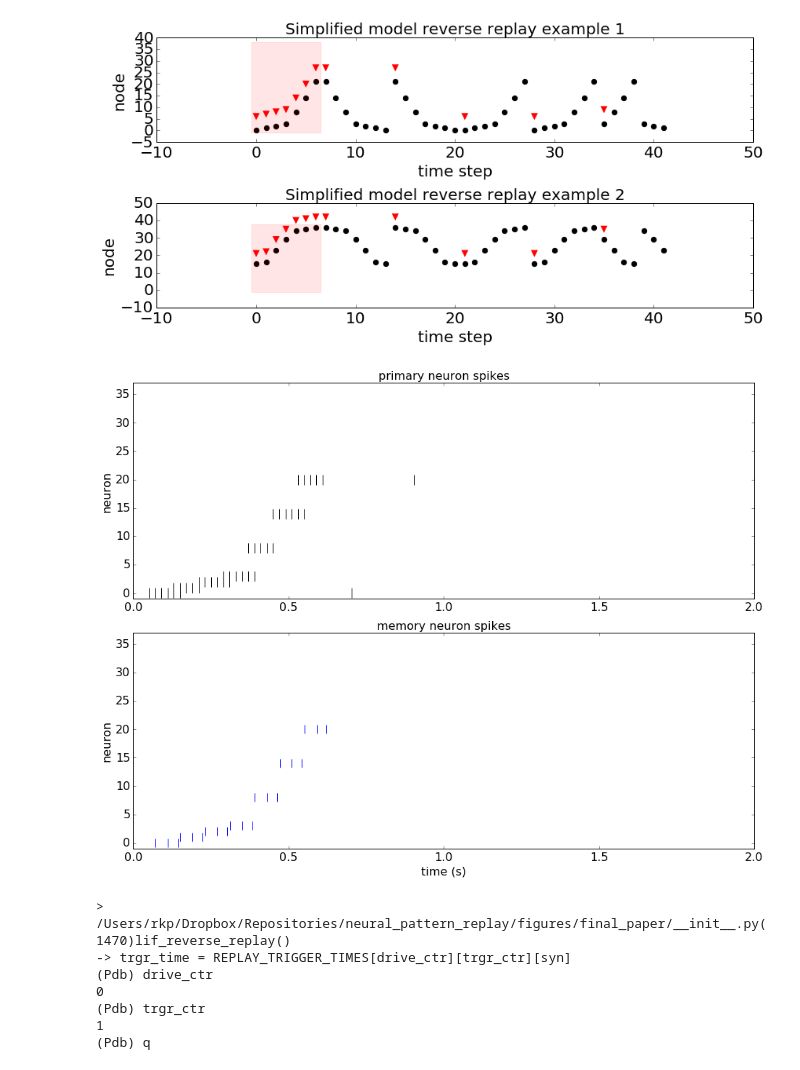
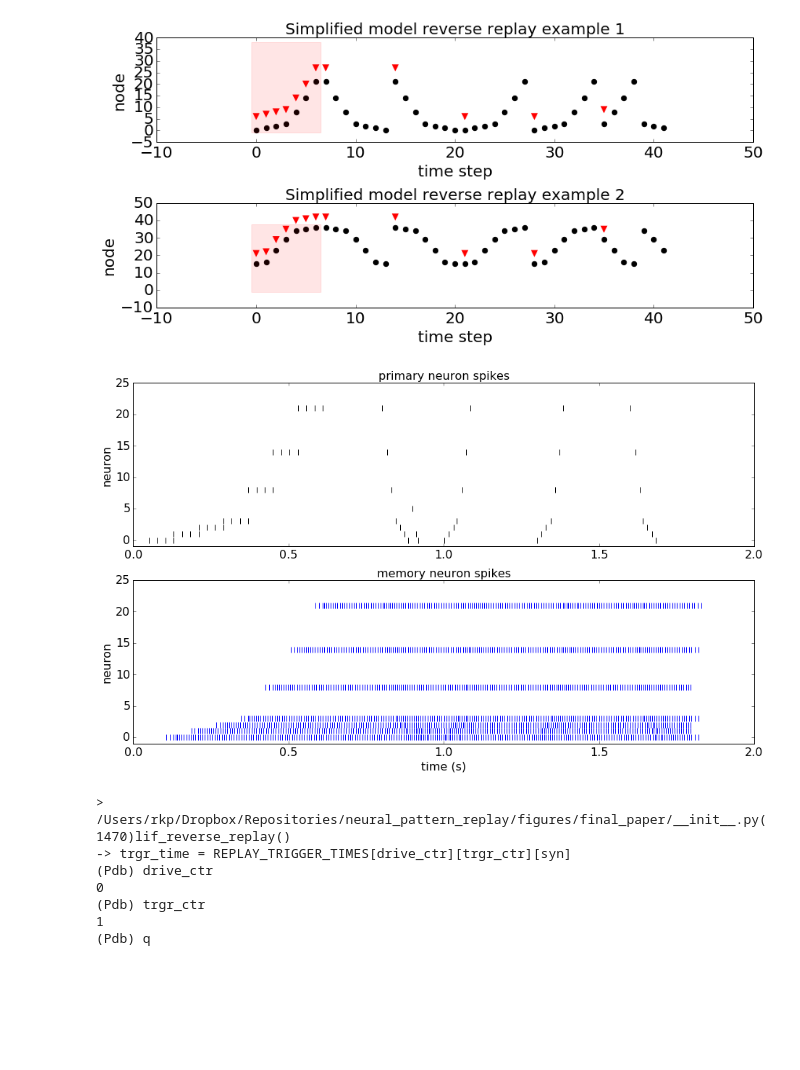
Before and after one commit to rkp8000/nothing_but_reruns, a Jupyter notebook: _paper_draft.ipynb, the cells around one changed output. Saved outputs shown, nothing was run; the diff lists cells and outputs as text; code cells hidden in the pictures; blank space fills up the shorter version.

```diff
--- a/_paper_draft.ipynb
+++ b/_paper_draft.ipynb
@@ -450,82 +451,82 @@ import pdb
 from figures.final_paper import lif_reverse_replay
 
 fig_1 = lif_reverse_replay(
-    SEED=0,
+    SEED=2,
 
-    V_REST=-0.07, TAU_M=0.055, V_TH=-0.02, V_RESET=-0.08, REFRAC_PER=0.02,
+    V_REST=-0.07, TAU_M=0.055, V_TH=-0.02, V_RESET=-0.08,
+
+    REFRAC_PER={'primary': 0.025, 'memory': .002, 'inhibitory': 0.002},
 
     TAUS_SYN={'nmda': 0.01, 'ampa': 0.001, 'gaba': 0.001},
     V_REVS_SYN={'nmda': 0.0, 'ampa': 0.0, 'gaba': -0.08},
 
     LATTICE_SIZE=4,
 
-    W_PP={'nmda': 9, 'ampa': 0, 'gaba': 0},  #{'nmda': 10, 'ampa': 0, 'gaba': 0},
-    W_PI={'nmda': 0, 'ampa': 0, 'gaba': 200},
+    W_PP={'nmda': 15, 'ampa': 0, 'gaba': 0},  #{'nmda': 10, 'ampa': 0, 'gaba': 0},
+    W_PI={'nmda': 0, 'ampa': 0, 'gaba': 600},
     W_PM={'nmda': 0, 'ampa': 20, 'gaba': 0},
-    W_IP={'nmda': 0, 'ampa': 100, 'gaba': 0},
-    W_II={'nmda': 0, 'ampa': 0, 'gaba': 10},
-    W_MP={'nmda': 10, 'ampa': 0, 'gaba': 0},  #{'nmda': 2, 'ampa': 0, 'gaba': 0},
+    W_IP={'nmda': 0, 'ampa': 500, 'gaba': 0},
+    W_II={'nmda': 0, 'ampa': 0, 'gaba': 0},
+    W_MP={'nmda': 7, 'ampa': 0, 'gaba': 0},  #{'nmda': 2, 'ampa': 0, 'gaba': 0},
     W_MM={'nmda': 12, 'ampa': 0, 'gaba': 0},
 
     BKGD_STARTS=[
-        {'nmda': 0, 'ampa': 0, 'gaba': 0}, {'nmda': 0, 'ampa': 0.6, 'gaba': 0.6},
-        {'nmda': 1, 'ampa': 1, 'gaba': 1}, {'nmda': 1, 'ampa': 1.6, 'gaba': 1.6},
+        {'nmda': 0, 'ampa': 0, 'gaba': 0}, {'nmda': 0, 'ampa': 0.75, 'gaba': 0.75},
     ],
     BKGD_ENDS=[
-        {'nmda': 0, 'ampa': 0, 'gaba': 0.6}, {'nmda': 0, 'ampa': 0.9, 'gaba': 0.9},
-        {'nmda': 1, 'ampa': 1, 'gaba': 1.6}, {'nmda': 1, 'ampa': 1.9, 'gaba': 1.9},
+        {'nmda': 0, 'ampa': 0, 'gaba': 0.75}, {'nmda': 0, 'ampa': 2, 'gaba': 2},
     ],
     BKGD_FRQS=[
-        {'nmda': 0, 'ampa': 0, 'gaba': 2000}, {'nmda': 0, 'ampa': 2000, 'gaba': 2000},
-        {'nmda': 0, 'ampa': 0, 'gaba': 2000}, {'nmda': 0, 'ampa': 2000, 'gaba': 2000},
+        {'nmda': 0, 'ampa': 0, 'gaba': 2000}, {'nmda': 0, 'ampa': 1000, 'gaba': 2000},
     ],
     BKGD_STRENS=[
-        {'nmda': 0, 'ampa': 0, 'gaba': 5}, {'nmda': 0, 'ampa': .5, 'gaba': .5},
-        {'nmda': 0, 'ampa': 0, 'gaba': 5}, {'nmda': 0, 'ampa': .5, 'gaba': .5},
+        {'nmda': 0, 'ampa': 0, 'gaba': 10}, {'nmda': 0, 'ampa': 0.5, 'gaba': .5},
     ],
 
     DRIVE_SEQS=[
-        [(0, 3), (0, 5), (0, 7), (0, 9), (1, 10), (2, 11), (3, 10)],
+        [(0, 3), (0, 5), (0, 7), (0, 9), (1, 10), (2, 11), (3, 12)],
     ],
     DRIVE_STARTS=[
         {'nmda': 0, 'ampa': 0.05, 'gaba': 0.01},
     ],
     DRIVE_STRENS=[
         {'nmda': 0, 'ampa': 500, 'gaba': 0},
     ],
     DRIVE_DURS=[
         {'nmda': 0, 'ampa': 0.1, 'gaba': 0},
     ],
     DRIVE_FRQS=[
         {'nmda': 0, 'ampa': 150, 'gaba': 0},
     ],
     DRIVE_ITVS=[
         {'nmda': 0, 'ampa': 0.08, 'gaba': 0},
     ],
 
     REPLAY_TRIGGER_CELLS=[
-        [(0, 3), (3, 10)],
+        [(3, 12), (0, 3), (0, 3), (3, 12)],
     ],
 
     REPLAY_TRIGGER_TIMES=[
-        [{'nmda': .7, 'ampa': 0, 'gaba': 0}, {'nmda': .9, 'ampa': 0, 'gaba': 0}],
+        [{'nmda': .8, 'ampa': 0, 'gaba': 0}, {'nmda': 1.0, 'ampa': 0, 'gaba': 0},
+         {'nmda': 1.3, 'ampa': 0, 'gaba': 0}, {'nmda': 1.6, 'ampa': 0, 'gaba': 0},],
     ],
 
     REPLAY_TRIGGER_STRENS=[
-        [{'nmda': 20, 'ampa': 0, 'gaba': 0}, {'nmda': 20, 'ampa': 0, 'gaba': 0}],
+        [{'nmda': 20, 'ampa': 0, 'gaba': 0}, {'nmda': 20, 'ampa': 0, 'gaba': 0},
+         {'nmda': 20, 'ampa': 0, 'gaba': 0}, {'nmda': 20, 'ampa': 0, 'gaba': 0},],
     ],
 
-    MEMORY_RESET_STARTS=[{'nmda': 0, 'ampa': 0, 'gaba': 1}],
-    MEMORY_RESET_ENDS=[{'nmda': 0, 'ampa': 0, 'gaba': 1.1}],
+    MEMORY_RESET_STARTS=[{'nmda': 0, 'ampa': 0, 'gaba': 1.8}],
+    MEMORY_RESET_ENDS=[{'nmda': 0, 'ampa': 0, 'gaba': 1.9}],
     MEMORY_RESET_STRENS=[{'nmda': 0, 'ampa': 0, 'gaba': 60}],
     MEMORY_RESET_FRQS=[{'nmda': 0, 'ampa': 0, 'gaba': 100}],
 
     SIM_DURATION=2., DT=0.0001,
 
-    FIG_SIZE=(13, 10), FONT_SIZE=16,
+    FIG_SIZE=(13, 8), SPIKE_HEIGHT=80, Y_LIM=(-1, 25), FONT_SIZE=16,
 )
 # %% [output]
-[figure, old version]
+[figure, new version]
 # %%
 pdb.pm()
 # %% [output]
```
Also changed, not shown: parts of 2 cells of this notebook.
